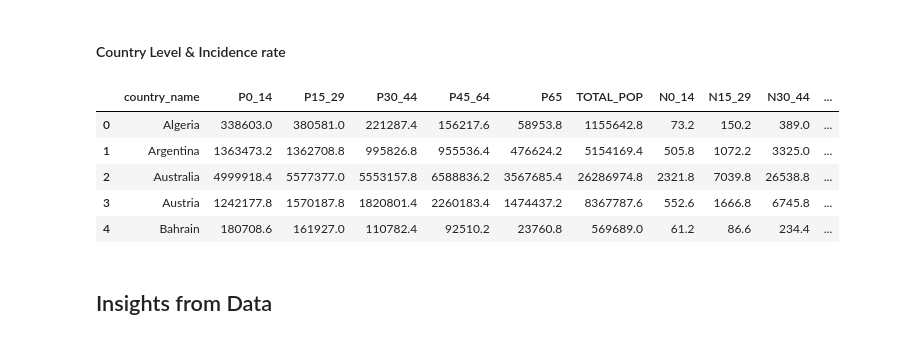
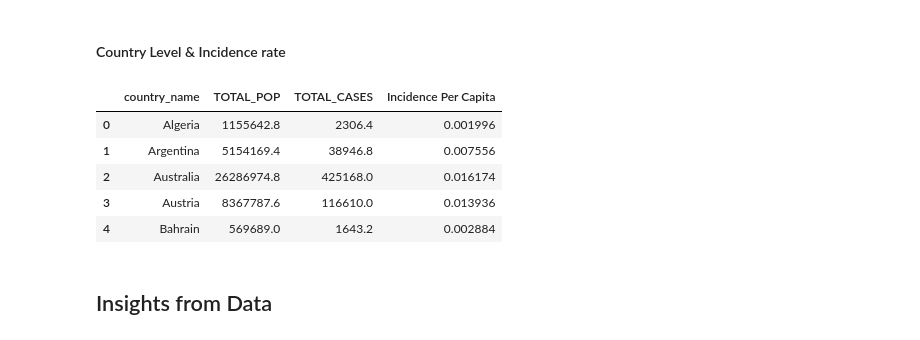
Before and after one commit to ChunLiuNY/beer-consumption-cancer-correlation, a Jupyter notebook: notebooks/data_munging.ipynb, the cells around one changed output. Drawn from its saved outputs; the diff is of its cells as text; code cells hidden in the pictures.

```diff
--- a/notebooks/data_munging.ipynb
+++ b/notebooks/data_munging.ipynb
@@ -84,15 +84,15 @@ df_combo.head()
 #average annualized data from 2008-2012
 df_combo_country = df_combo.groupby('country_name').sum().iloc[:,1:].reset_index()
 df_combo_country['Incidence Per Capita'] = df_combo_country['TOTAL_CASES'] / df_combo_country['TOTAL_POP']
-# %%
-df_combo_country.head()
-# %% [output]
-|  | country_name | P0_14 | P15_29 | P30_44 | P45_64 | P65 | TOTAL_POP | N0_14 | N15_29 | N30_44 | ... |
-| 0 | Algeria | 338603.0 | 380581.0 | 221287.4 | 156217.6 | 58953.8 | 1155642.8 | 73.2 | 150.2 | 389.0 | ... |
-| 1 | Argentina | 1363473.2 | 1362708.8 | 995826.8 | 955536.4 | 476624.2 | 5154169.4 | 505.8 | 1072.2 | 3325.0 | ... |
-| 2 | Australia | 4999918.4 | 5577377.0 | 5553157.8 | 6588836.2 | 3567685.4 | 26286974.8 | 2321.8 | 7039.8 | 26538.8 | ... |
-| 3 | Austria | 1242177.8 | 1570187.8 | 1820801.4 | 2260183.4 | 1474437.2 | 8367787.6 | 552.6 | 1666.8 | 6745.8 | ... |
-| 4 | Bahrain | 180708.6 | 161927.0 | 110782.4 | 92510.2 | 23760.8 | 569689.0 | 61.2 | 86.6 | 234.4 | ... |
+# %%
+df_combo_country[['country_name','TOTAL_POP','TOTAL_CASES','Incidence Per Capita']].head()
+# %% [output]
+|  | country_name | TOTAL_POP | TOTAL_CASES | Incidence Per Capita |
+| 0 | Algeria | 1155642.8 | 2306.4 | 0.001996 |
+| 1 | Argentina | 5154169.4 | 38946.8 | 0.007556 |
+| 2 | Australia | 26286974.8 | 425168.0 | 0.016174 |
+| 3 | Austria | 8367787.6 | 116610.0 | 0.013936 |
+| 4 | Bahrain | 569689.0 | 1643.2 | 0.002884 |
 # %% [markdown]
 ## Insights from Data
 # %%
```
Also changed, not shown: 4 other files.
